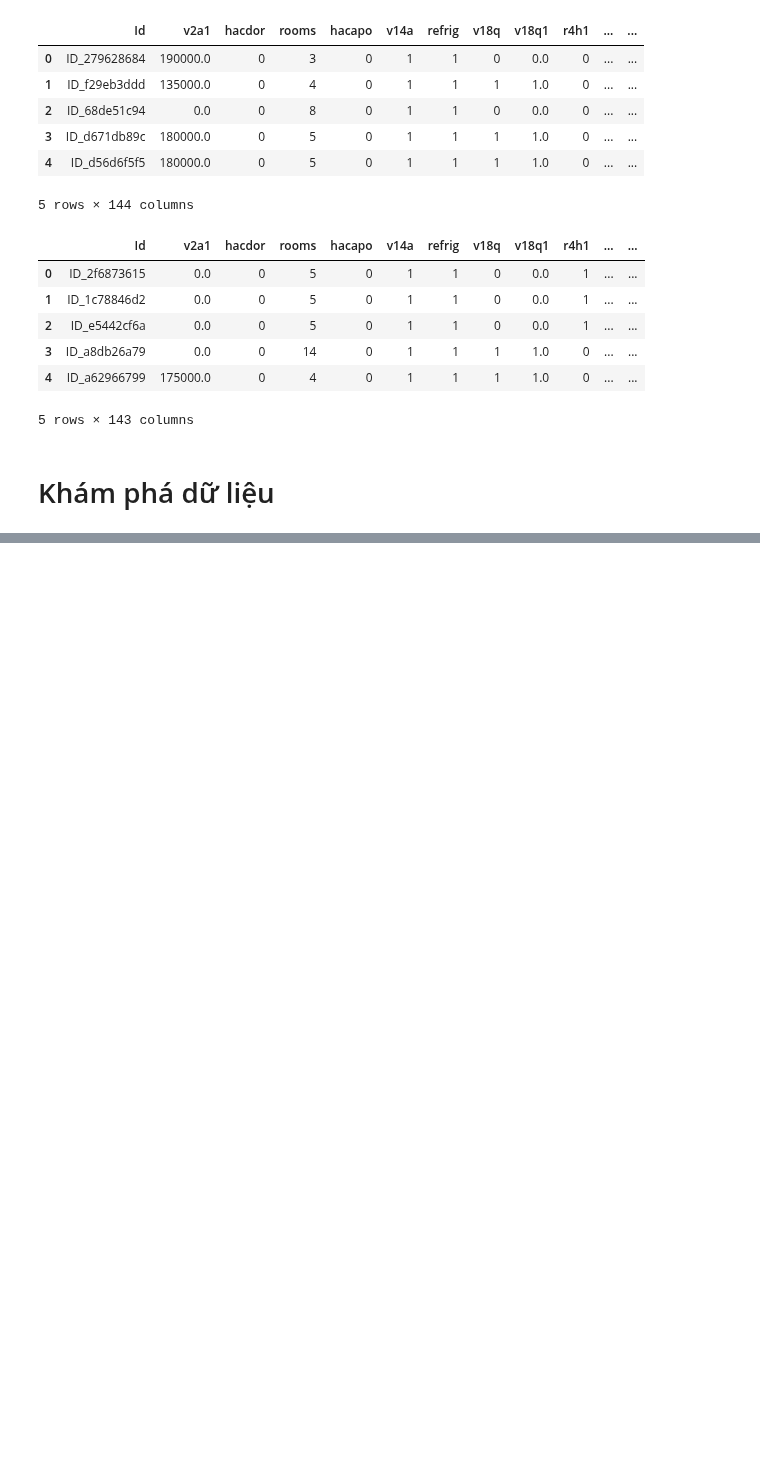
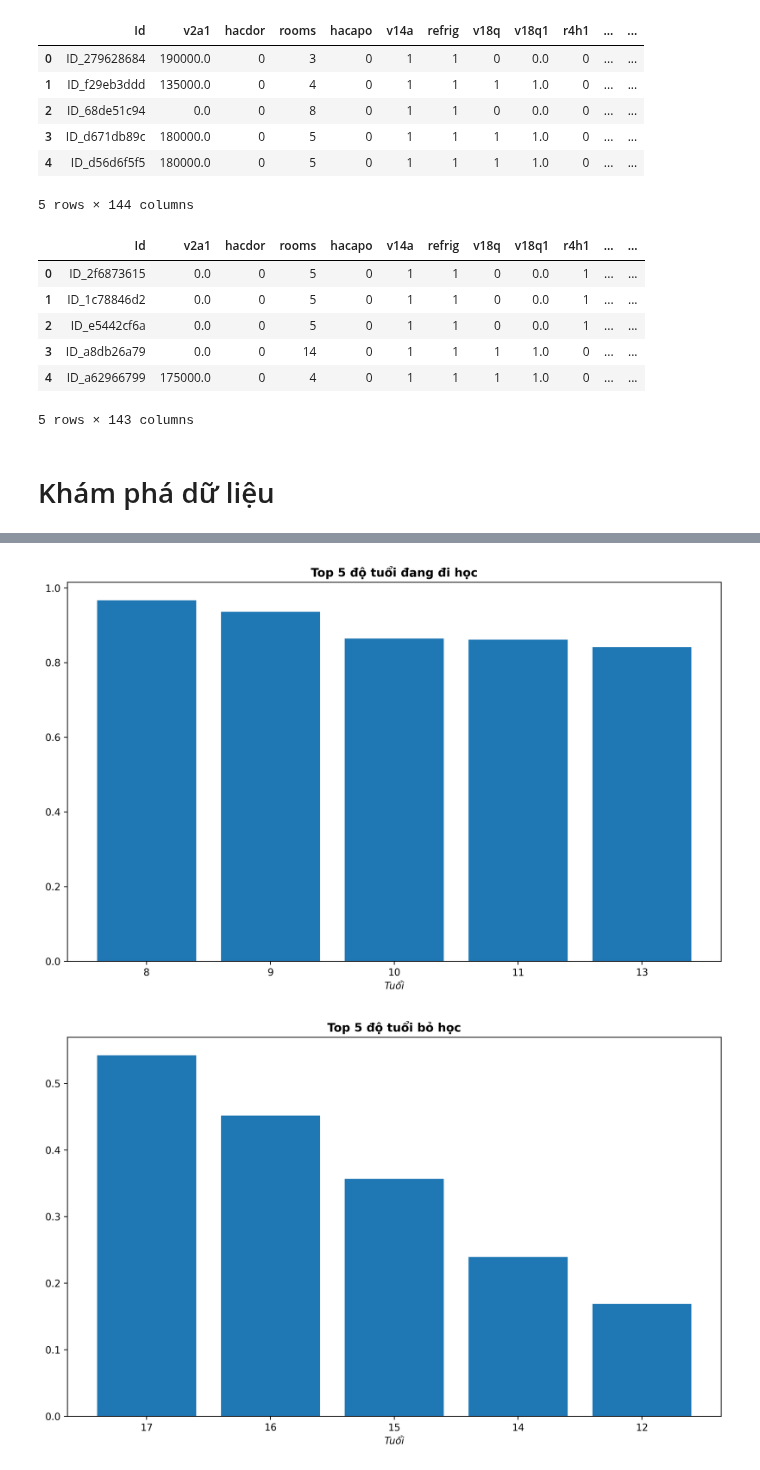
Before and after one commit to iam-Dylan/costa-rican-household, a Jupyter notebook: source/eda_DK.ipynb, the cells around one changed output, grey strips where cells are left out. Cells and saved outputs as stored; diff of their text form; code cells hidden in the pictures; blank space fills up the shorter version.

```diff
--- a/source/eda_DK.ipynb
+++ b/source/eda_DK.ipynb
@@ -71,0 +205,5 @@ ax2.pie(age_count.values, labels=age_count.index);
+# %%
+# Group by 'age' and calculate the sum for all columns
+group_age = edu_data.groupby('Tuổi').sum()
+group_age = group_age.divide(age_count, axis=0)
+group_age
@@ -71,0 +223,21 @@ ax2.pie(age_count.values, labels=age_count.index);
+# %%
+top5 = group_age.sort_values(by='Đang học', ascending=False).head(5)
+plt.bar(top5.index, top5['Đang học'])
+plt.title("Top 5 độ tuổi đang đi học", fontdict={'weight':'bold'});
+plt.xlabel("Tuổi", fontdict={'style':'italic'});
+plt.show();
+
+top5 = group_age.sort_values(by='Bỏ học', ascending=False).head(5)
+plt.bar(top5.index, top5['Bỏ học'])
+plt.title("Top 5 độ tuổi bỏ học", fontdict={'weight':'bold'});
+plt.xlabel("Tuổi", fontdict={'style':'italic'});
+plt.show();
+
+top5 = group_age.sort_values(by='Không đi học', ascending=False).head(5)
+plt.bar(top5.index, top5['Không đi học'])
+plt.title("Top 5 độ tuổi không đi học", fontdict={'weight':'bold'});
+plt.xlabel("Tuổi", fontdict={'style':'italic'});
+plt.show();
+# %% [output]
+[figure, added]
+[figure, added]
```
Also changed, not shown: parts of 25 cells of this notebook.
